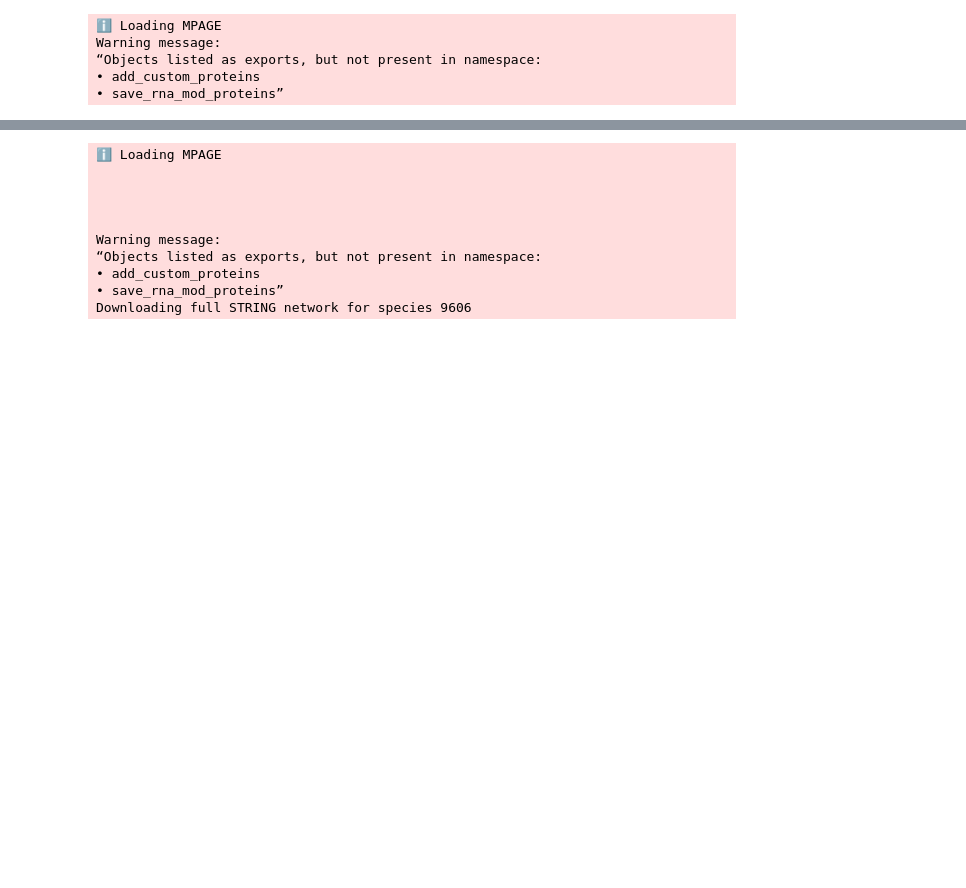
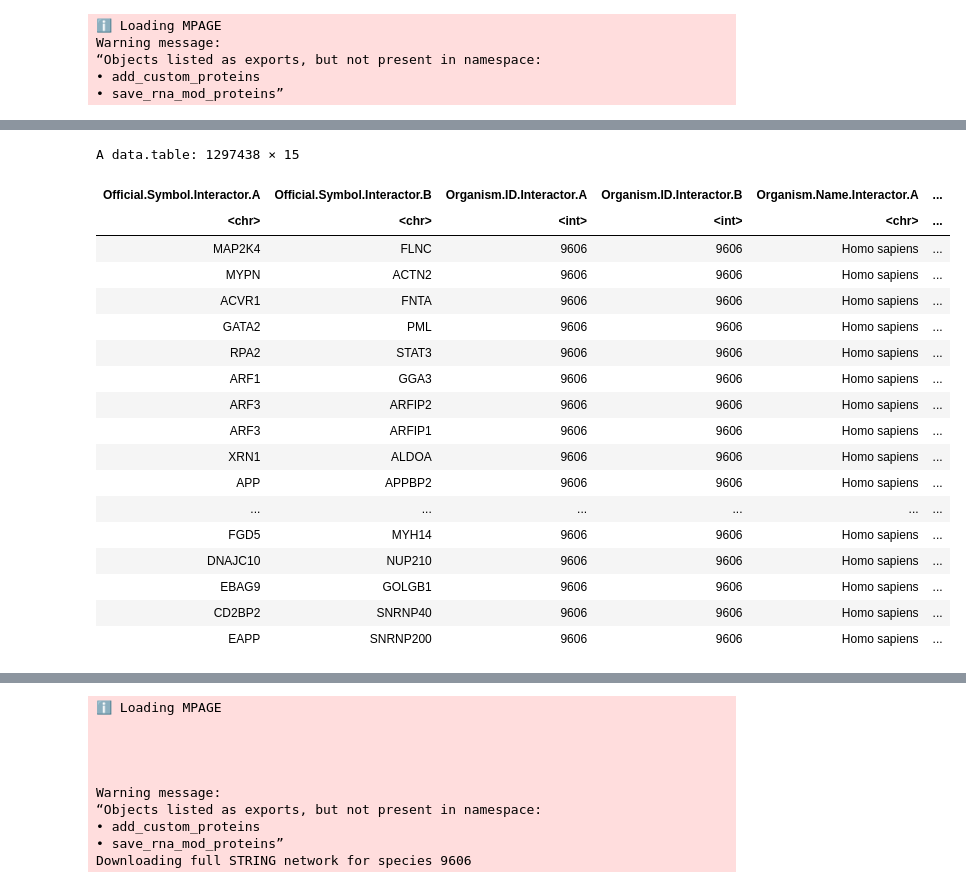
Before and after one commit to loganylchen/MPAGE, a Jupyter notebook: testing.ipynb, the cells around one changed output, grey strips where cells are left out. Saved outputs shown, nothing was run; the diff lists cells and outputs as text; code cells hidden in the pictures; blank space fills up the shorter version.

```diff
--- a/testing.ipynb
+++ b/testing.ipynb
@@ -15 +57,23 @@ df <- data.table::fread("data-raw/core.psimitab", sep = "\t", check.names = TRUE
+# %%
+sadf
+# %% [output]
+A data.table: 1297438 × 15
+| Official.Symbol.Interactor.A | Official.Symbol.Interactor.B | Organism.ID.Interactor.A | Organism.ID.Interactor.B | Organism.Name.Interactor.A | ... |
+| <chr> | <chr> | <int> | <int> | <chr> | ... |
+| MAP2K4 | FLNC | 9606 | 9606 | Homo sapiens | ... |
+| MYPN | ACTN2 | 9606 | 9606 | Homo sapiens | ... |
+| ACVR1 | FNTA | 9606 | 9606 | Homo sapiens | ... |
+| GATA2 | PML | 9606 | 9606 | Homo sapiens | ... |
+| RPA2 | STAT3 | 9606 | 9606 | Homo sapiens | ... |
+| ARF1 | GGA3 | 9606 | 9606 | Homo sapiens | ... |
+| ARF3 | ARFIP2 | 9606 | 9606 | Homo sapiens | ... |
+| ARF3 | ARFIP1 | 9606 | 9606 | Homo sapiens | ... |
+| XRN1 | ALDOA | 9606 | 9606 | Homo sapiens | ... |
+| APP | APPBP2 | 9606 | 9606 | Homo sapiens | ... |
+| ... | ... | ... | ... | ... | ... |
+| FGD5 | MYH14 | 9606 | 9606 | Homo sapiens | ... |
+| DNAJC10 | NUP210 | 9606 | 9606 | Homo sapiens | ... |
+| EBAG9 | GOLGB1 | 9606 | 9606 | Homo sapiens | ... |
+| CD2BP2 | SNRNP40 | 9606 | 9606 | Homo sapiens | ... |
+| EAPP | SNRNP200 | 9606 | 9606 | Homo sapiens | ... |
 # %%
```
Also changed, not shown: parts of 4 cells of this notebook, 1 other file.
